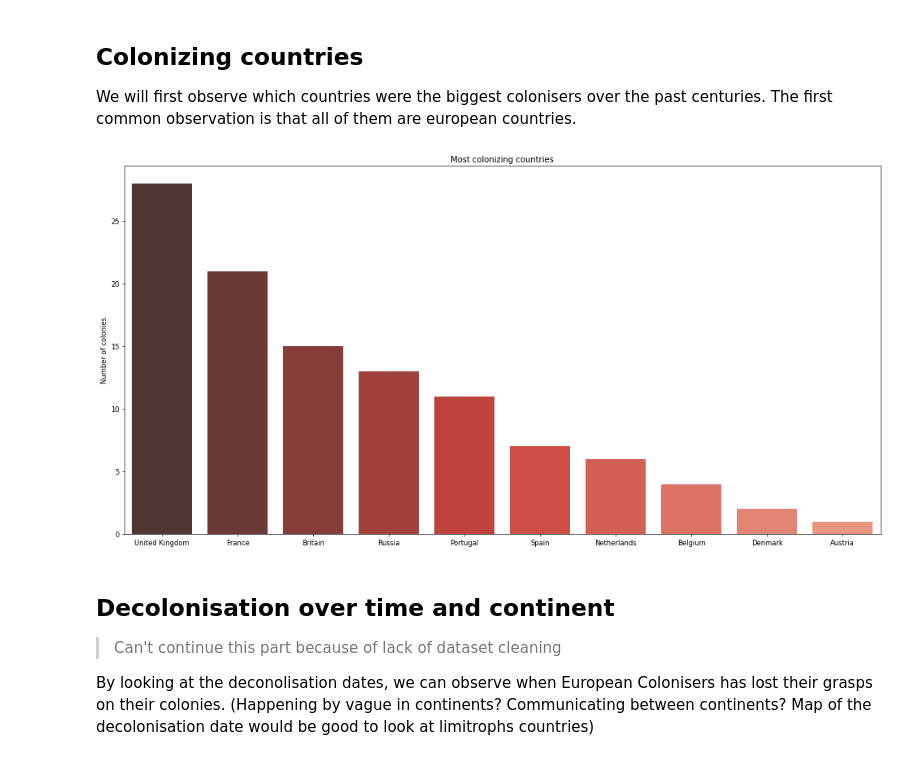
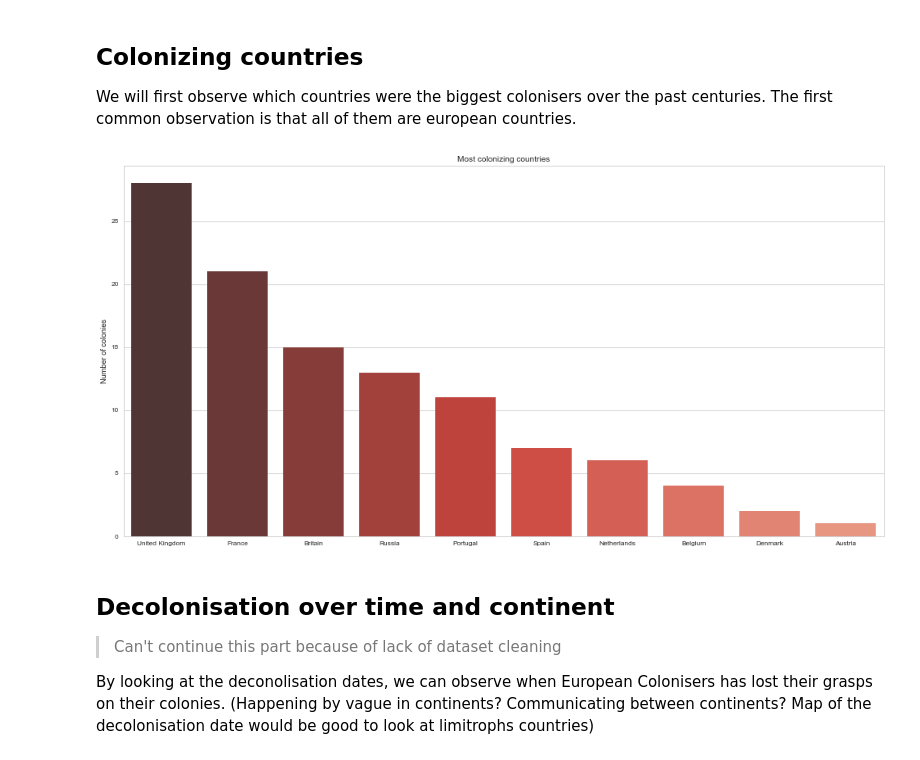
Before and after one commit to julied20/ada-2017, a Jupyter notebook: Project/Exploratory Analysis.ipynb, the cells around one changed output. Cells and saved outputs as stored; diff of their text form; code cells hidden in the pictures.

```diff
--- a/Project/Exploratory Analysis.ipynb
+++ b/Project/Exploratory Analysis.ipynb
@@ -18,17 +18,18 @@ colonies_df = pd.read_csv('datasets/colonies.csv')
 # %%
 x = np.linspace(0,9,10)
 my_xticks = colonies_df['Colonizer Country'].value_counts().index
 y = colonies_df['Colonizer Country'].value_counts().values
 
 
 plt.figure(figsize=(20,10), dpi=60, facecolor='w', edgecolor='k')
+sns.set(style="whitegrid")
 sns.barplot(x,y,palette="Reds_d")
 plt.xticks(x, my_xticks)
 plt.ylabel('Number of colonies')
 plt.title('Most colonizing countries')
 plt.show()
 # %% [output]
-[figure, old version]
+[figure, new version]
 # %% [markdown]
 ## Decolonisation over time and continent
 
```
Also changed, not shown: parts of 6 cells of this notebook.
